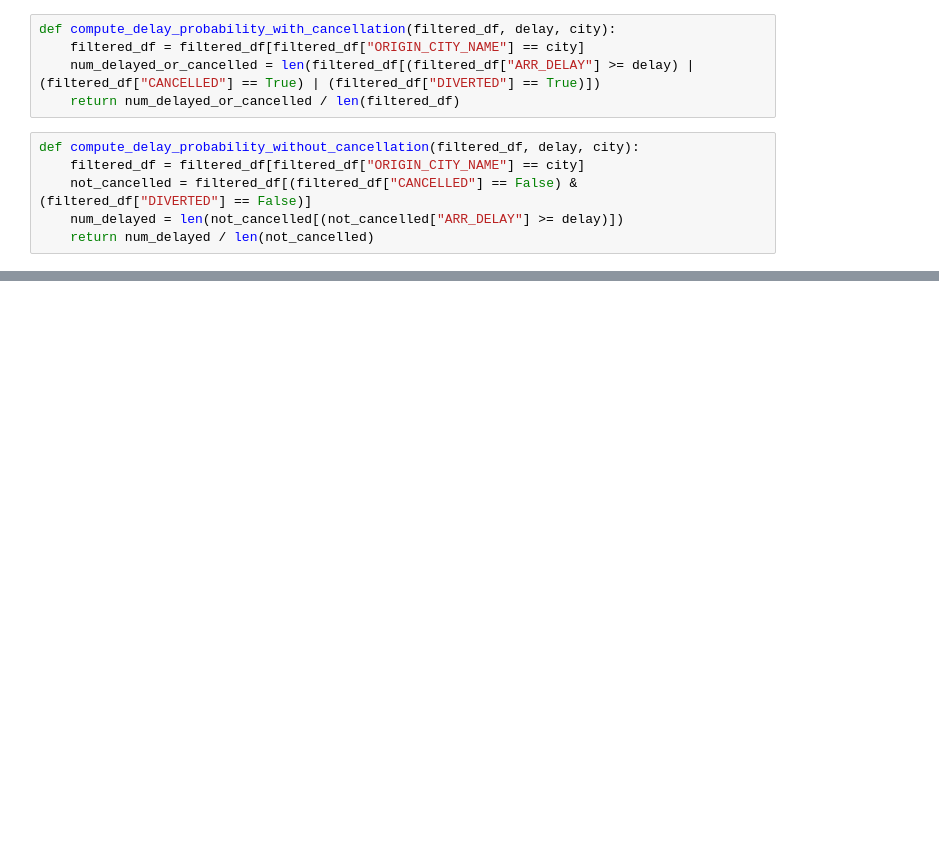
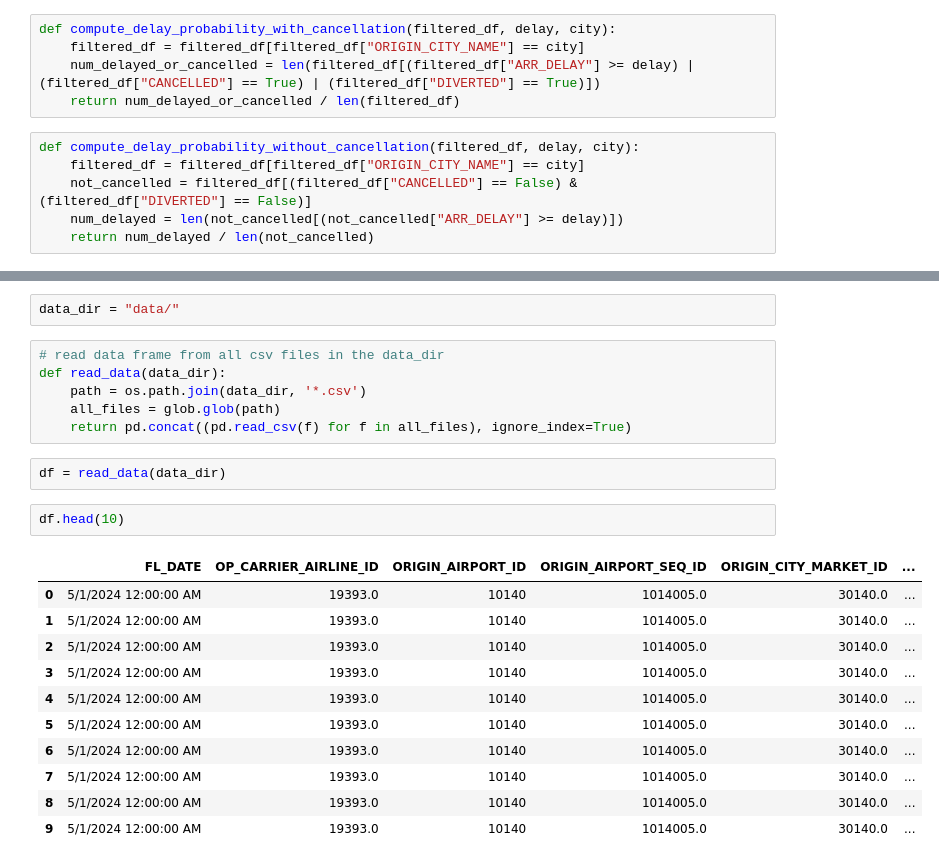
Before and after one commit to SirjanK/FlightAnalysis, a Jupyter notebook: FlightDelayAnalysis.ipynb, the cells around one changed output, grey strips where cells are left out. Cells and saved outputs as stored; diff of their text form; blank space fills up the shorter version.

```diff
--- a/FlightDelayAnalysis.ipynb
+++ b/FlightDelayAnalysis.ipynb
@@ -167,0 +127,24 @@ for city in cities:
+# %%
+data_dir = "data/"
+# %%
+# read data frame from all csv files in the data_dir
+def read_data(data_dir):
+    path = os.path.join(data_dir, '*.csv')
+    all_files = glob.glob(path)
+    return pd.concat((pd.read_csv(f) for f in all_files), ignore_index=True)
+# %%
+df = read_data(data_dir)
+# %%
+df.head(10)
+# %% [output]
+|  | FL_DATE | OP_CARRIER_AIRLINE_ID | ORIGIN_AIRPORT_ID | ORIGIN_AIRPORT_SEQ_ID | ORIGIN_CITY_MARKET_ID | ... |
+| 0 | 5/1/2024 12:00:00 AM | 19393.0 | 10140 | 1014005.0 | 30140.0 | ... |
+| 1 | 5/1/2024 12:00:00 AM | 19393.0 | 10140 | 1014005.0 | 30140.0 | ... |
+| 2 | 5/1/2024 12:00:00 AM | 19393.0 | 10140 | 1014005.0 | 30140.0 | ... |
+| 3 | 5/1/2024 12:00:00 AM | 19393.0 | 10140 | 1014005.0 | 30140.0 | ... |
+| 4 | 5/1/2024 12:00:00 AM | 19393.0 | 10140 | 1014005.0 | 30140.0 | ... |
+| 5 | 5/1/2024 12:00:00 AM | 19393.0 | 10140 | 1014005.0 | 30140.0 | ... |
+| 6 | 5/1/2024 12:00:00 AM | 19393.0 | 10140 | 1014005.0 | 30140.0 | ... |
+| 7 | 5/1/2024 12:00:00 AM | 19393.0 | 10140 | 1014005.0 | 30140.0 | ... |
+| 8 | 5/1/2024 12:00:00 AM | 19393.0 | 10140 | 1014005.0 | 30140.0 | ... |
+| 9 | 5/1/2024 12:00:00 AM | 19393.0 | 10140 | 1014005.0 | 30140.0 | ... |
```
Also changed, not shown: parts of 37 cells of this notebook, 1 other file.
